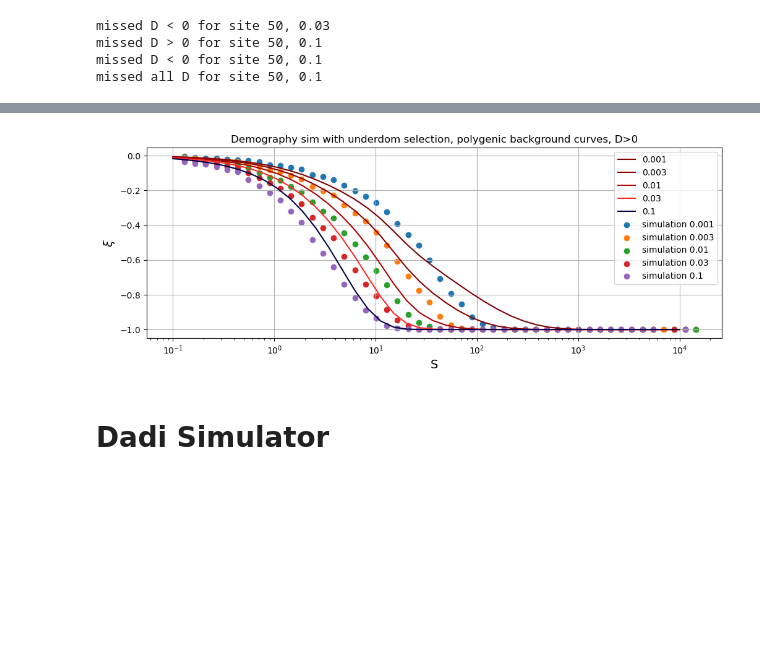
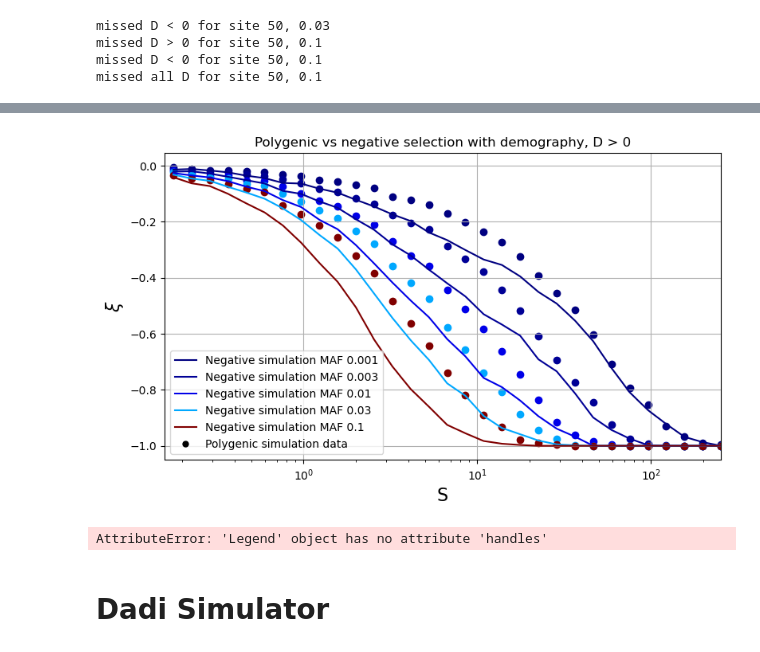
Before and after one commit to emkoch/popspec, a Jupyter notebook: Effect_size.ipynb, the cells around one changed output, grey strips where cells are left out. Saved outputs shown, nothing was run; the diff lists cells and outputs as text; code cells hidden in the pictures; blank space fills up the shorter version.

```diff
--- a/Effect_size.ipynb
+++ b/Effect_size.ipynb
@@ -250,12 +250,13 @@ def stab_corr_posLD_poly(yy, SS):
         return xx * (poly_prob(yy, (2*np.sqrt(SS)-xx*np.sqrt(SS))**2 ) + poly_prob(yy, xx**2*SS)) * sfs_ud_params_sigma(xx, 1, SS)
     return quad(ex_diff, 0, 1)[0] / quad(ex_sum, 0, 1)[0]
 
-
+from matplotlib.colors import Normalize, LogNorm
+from matplotlib.cm import get_cmap
 cmap = get_cmap('seismic_r')
 norm = Normalize(vmin=0.001, vmax=0.1)
 
 MAF_thr_values = [0.1, 0.03, 0.01, 0.003, 0.001][::-1]
-sigma_set = np.logspace(-1, 4, 100)
+sigma_set = np.logspace(-1, 4, 20)
 
 for MAF_thr in MAF_thr_values:
     corr_set = [stab_corr_posLD_poly(MAF_thr, sigma) for sigma in sigma_set]
@@ -421,8 +422,15 @@ def buildDF(site_1, gz_files):
 
     return sim_df
 # %%
-corr_df_pos = pd.read_csv('dataframes/corr_pos_demog_underdom.csv', sep='\t', index_col=0)
+corr_df_tot = pd.read_csv('dataframes/corr_pos_demog_underdom.csv', sep='\t', index_col=0)
+beta_vals = pd.read_csv('betas.txt', header=None).to_numpy().squeeze()
 
-new_labs = [2*14620*x**2 for x in beta_vals]
-corr_df_pos.columns = new_labs
-corr_df_pos = corr_df_pos.replace(0.0, np.NaN)
+new_labs = [2*20000*x**2 for x in beta_vals]
+corr_df_tot.columns = new_labs
+corr_df_tot = corr_df_tot.replace(0.0, np.NaN)
+
+demog_pos = pd.read_csv('dataframes/corr_pos_demog_neg.csv', sep='\t', index_col=0)
+demog_pos.columns = new_labs
+demog_pos = demog_pos.replace(0.0, np.NaN)
+
+demog_pos
@@ -429,26 +445,45 @@ corr_df_pos = corr_df_pos.replace(0.0, np.NaN)
 # %%
-cmap = get_cmap('seismic_r')
+from matplotlib.lines import Line2D
+
+cmap = plt.cm.jet
 norm = Normalize(vmin=0.001, vmax=0.1)
 
 MAF_thr_values = [0.1, 0.03, 0.01, 0.003, 0.001][::-1]
 sigma_set = np.logspace(-1, 4, 40)
 
-for MAF_thr in MAF_thr_values:
-    corr_set = [stab_corr_posLD_poly(MAF_thr, sigma) for sigma in sigma_set]
-    plt.plot(sigma_set, corr_set, color=cmap(norm(MAF_thr)), label=str(MAF_thr))
+# for MAF_thr in MAF_thr_values:
+#     corr_set = [stab_corr_posLD_poly(MAF_thr, sigma) for sigma in sigma_set]
+#     # corr_set = [stab_corr(MAF_thr, sigma, True) for sigma in sigma_set]
+#     plt.plot(sigma_set, corr_set, color=cmap(norm(MAF_thr)), label=f'Theoretical {MAF_thr}')
 
-for ind in corr_df_tot.index:
-    plt.scatter(corr_df_pos.columns, corr_df_pos.loc[ind, :], label=(f'simulation {ind}'))
+for i, ind in enumerate(corr_df_tot.index):
+    plt.plot(demog_pos.columns, demog_pos.loc[ind, :], label=f'Negative simulation MAF {ind}', color=cmap(norm(MAF_thr_values[i])))
+    plt.scatter(corr_df_tot.columns, corr_df_tot.loc[ind, :], color=cmap(norm(MAF_thr_values[i])))
+
 
 plt.grid()
 plt.xscale("log")
-plt.xlabel("S", fontsize = 14)
-plt.ylabel("$\\xi$", fontsize = 14)
+plt.xlabel("S", fontsize = 16)
+plt.ylabel("$\\xi$", fontsize = 16)
+
+ax = plt.gca()
+ax.set_xlim([10**(-0.8), 10**(2.4)])
+
 plt.legend()
-plt.title('Demography sim with underdom selection, polygenic background curves, D>0')
+point = Line2D([0], [0], label='Polygenic simulation data', markersize=10, marker='.', markerfacecolor='k', markeredgecolor='k', linestyle='')
+handles, labels = plt.gca().get_legend_handles_labels()
+handles.extend([point])
+plt.legend(handles=handles)
+
+plt.title('Polygenic vs negative selection with demography, D > 0')
+plt.savefig('plots/demog_polygenic_vs_neg.pdf')
 plt.show()
 # %% [output]
-[figure, old version]
+[figure, new version]
+# %%
+L.handles
+# %% [output]
+AttributeError: 'Legend' object has no attribute 'handles'
 # %% [markdown]
 # Dadi Simulator
 # %%
```
Also changed, not shown: parts of 13 cells of this notebook, 1 other file.
